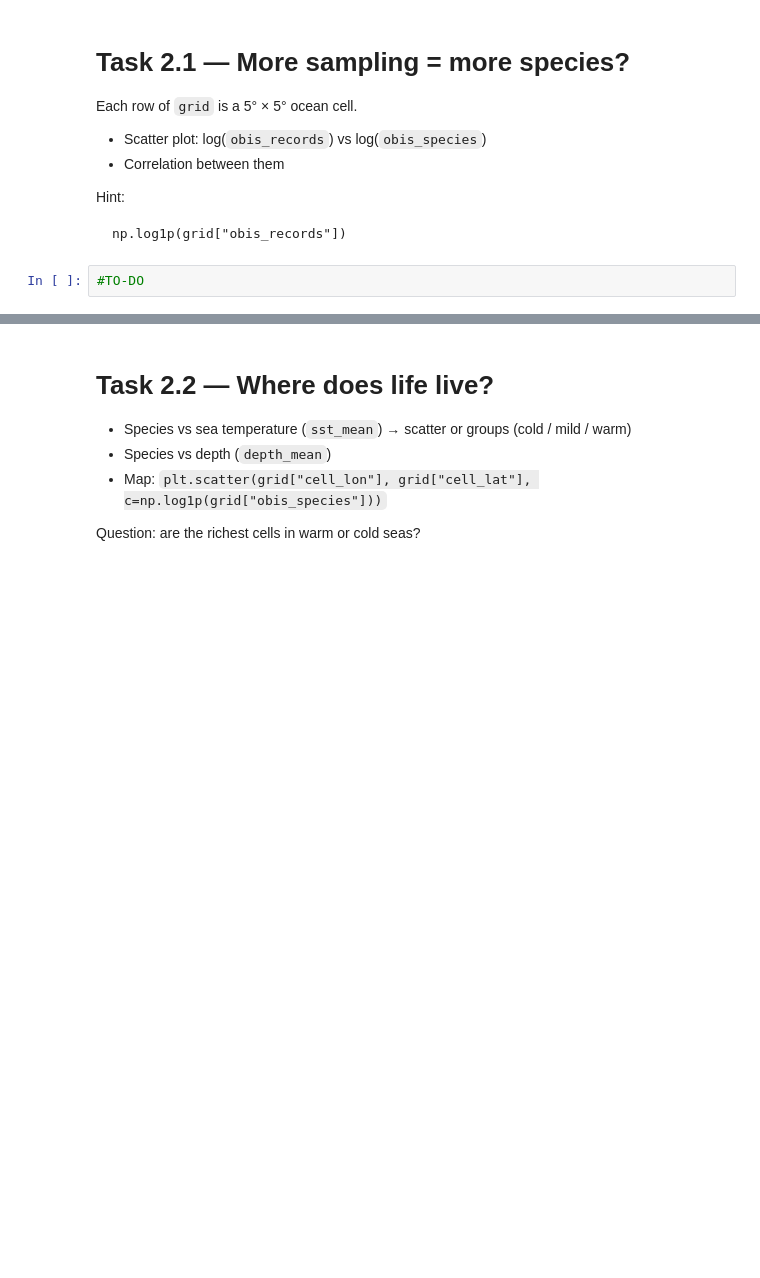
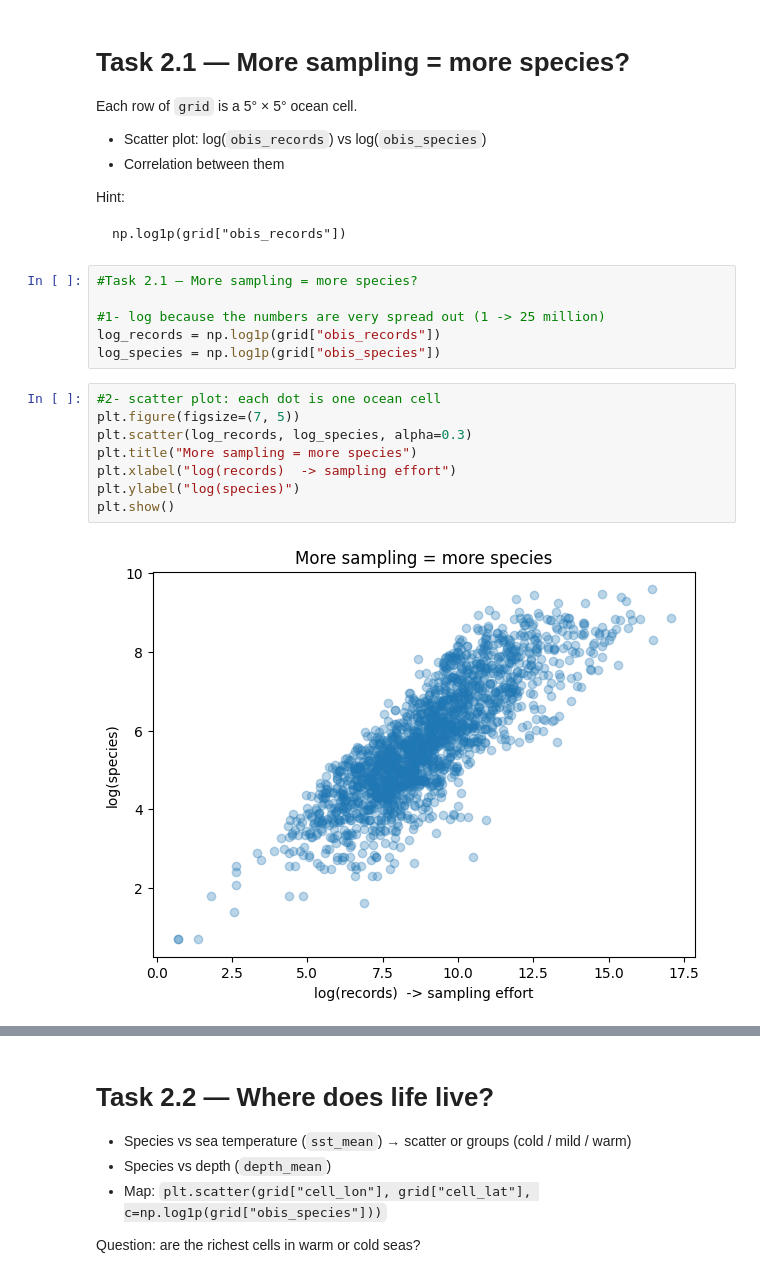
Before and after one commit to xkh11/kanz-ml-project-tuwaiq-academy, a Jupyter notebook: notebooks/Kanz_EDA.ipynb, the cells around one changed output, grey strips where cells are left out. Cells and saved outputs as stored; diff of their text form; blank space fills up the shorter version.

````diff
--- a/notebooks/Kanz_EDA.ipynb
+++ b/notebooks/Kanz_EDA.ipynb
@@ -162,4 +255,18 @@ Hint:
 np.log1p(grid["obis_records"])
 ```
 # %%
-#TO-DO
+#Task 2.1 — More sampling = more species?
+
+#1- log because the numbers are very spread out (1 -> 25 million)
+log_records = np.log1p(grid["obis_records"])
+log_species = np.log1p(grid["obis_species"])
+# %%
+#2- scatter plot: each dot is one ocean cell
+plt.figure(figsize=(7, 5))
+plt.scatter(log_records, log_species, alpha=0.3)
+plt.title("More sampling = more species")
+plt.xlabel("log(records)  -> sampling effort")
+plt.ylabel("log(species)")
+plt.show()
+# %% [output]
+[figure, added]
````
Also changed, not shown: parts of 13 cells of this notebook.
